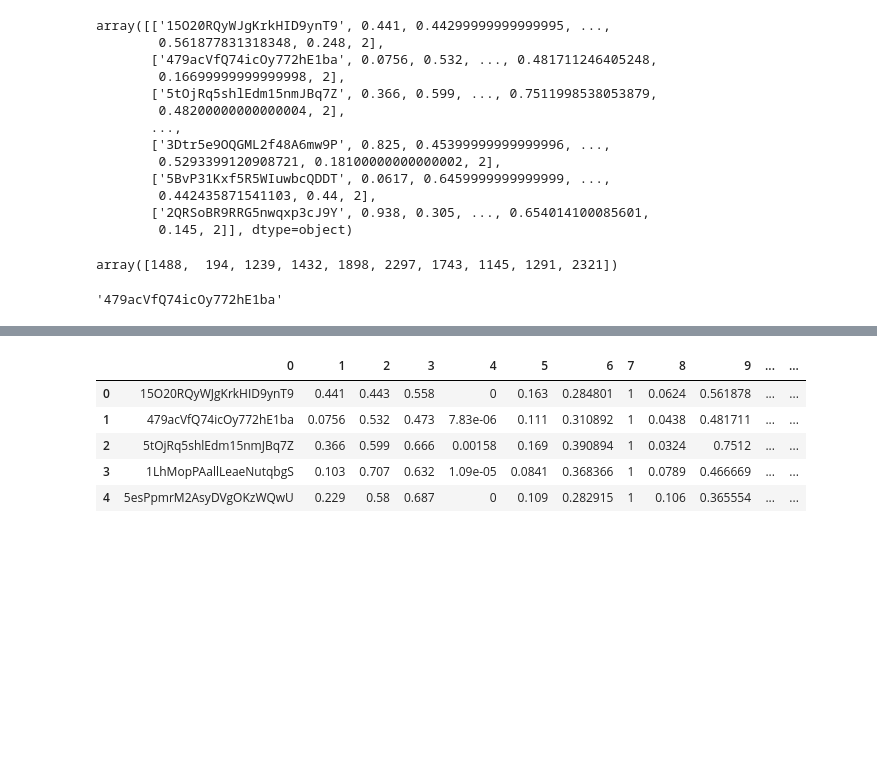
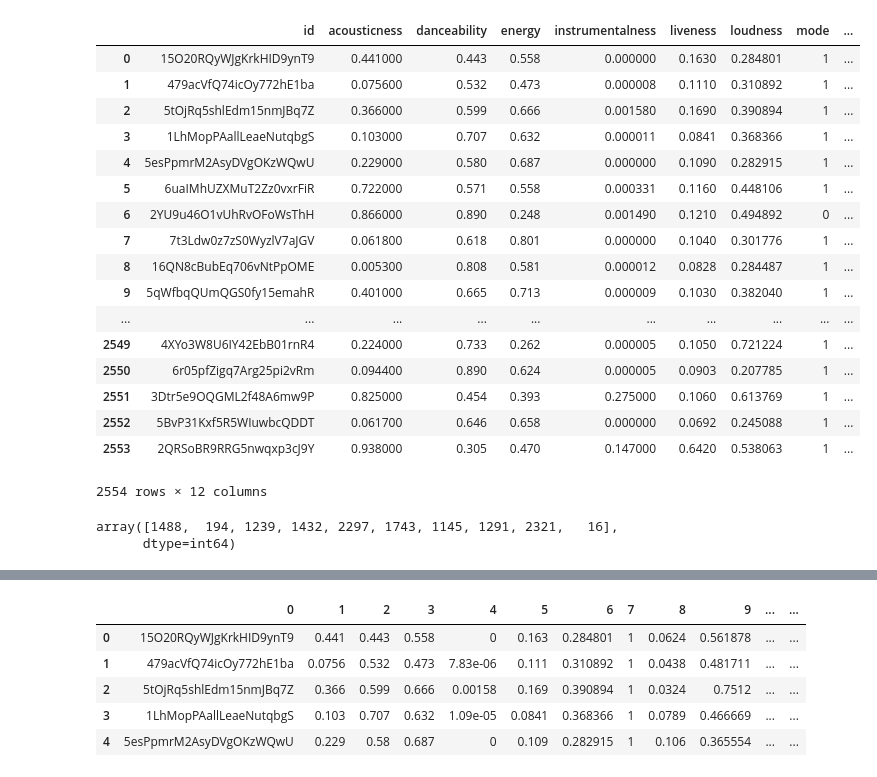
Before and after one commit to CornellDataScience/INSPIRE, a Jupyter notebook: NearestSongs.ipynb, the cells around one changed output, grey strips where cells are left out. Saved outputs shown, nothing was run; the diff lists cells and outputs as text; code cells hidden in the pictures; blank space fills up the shorter version.

```diff
--- a/NearestSongs.ipynb
+++ b/NearestSongs.ipynb
@@ -5,25 +5,30 @@ import sklearn
 from sklearn.metrics.pairwise import euclidean_distances
 from sklearn.decomposition import PCA
 # %%
-df = pandas.read_csv("clustered.csv")
+df = pandas.read_csv("modeless_clustered.csv")
 # %%
 arr = numpy.array(df)[:,1:13]
-# %%
-arr
-# %% [output]
-array([['15O20RQyWJgKrkHID9ynT9', 0.441, 0.44299999999999995, ...,
-        0.561877831318348, 0.248, 2],
-       ['479acVfQ74icOy772hE1ba', 0.0756, 0.532, ..., 0.481711246405248,
-        0.16699999999999998, 2],
-       ['5tOjRq5shlEdm15nmJBq7Z', 0.366, 0.599, ..., 0.7511998538053879,
-        0.48200000000000004, 2],
-       ...,
-       ['3Dtr5e9OQGML2f48A6mw9P', 0.825, 0.45399999999999996, ...,
-        0.5293399120908721, 0.18100000000000002, 2],
-       ['5BvP31Kxf5R5WIuwbcQDDT', 0.0617, 0.6459999999999999, ...,
-        0.442435871541103, 0.44, 2],
-       ['2QRSoBR9RRG5nwqxp3cJ9Y', 0.938, 0.305, ..., 0.654014100085601,
-        0.145, 2]], dtype=object)
+# %%
+df.iloc[:,1:13]
+# %% [output]
+|  | id | acousticness | danceability | energy | instrumentalness | liveness | loudness | mode | ... |
+| 0 | 15O20RQyWJgKrkHID9ynT9 | 0.441000 | 0.443 | 0.558 | 0.000000 | 0.1630 | 0.284801 | 1 | ... |
+| 1 | 479acVfQ74icOy772hE1ba | 0.075600 | 0.532 | 0.473 | 0.000008 | 0.1110 | 0.310892 | 1 | ... |
+| 2 | 5tOjRq5shlEdm15nmJBq7Z | 0.366000 | 0.599 | 0.666 | 0.001580 | 0.1690 | 0.390894 | 1 | ... |
+| 3 | 1LhMopPAallLeaeNutqbgS | 0.103000 | 0.707 | 0.632 | 0.000011 | 0.0841 | 0.368366 | 1 | ... |
+| 4 | 5esPpmrM2AsyDVgOKzWQwU | 0.229000 | 0.580 | 0.687 | 0.000000 | 0.1090 | 0.282915 | 1 | ... |
+| 5 | 6uaIMhUZXMuT2Zz0vxrFiR | 0.722000 | 0.571 | 0.558 | 0.000331 | 0.1160 | 0.448106 | 1 | ... |
+| 6 | 2YU9u46O1vUhRvOFoWsThH | 0.866000 | 0.890 | 0.248 | 0.001490 | 0.1210 | 0.494892 | 0 | ... |
+| 7 | 7t3Ldw0z7zS0WyzlV7aJGV | 0.061800 | 0.618 | 0.801 | 0.000000 | 0.1040 | 0.301776 | 1 | ... |
+| 8 | 16QN8cBubEq706vNtPpOME | 0.005300 | 0.808 | 0.581 | 0.000012 | 0.0828 | 0.284487 | 1 | ... |
+| 9 | 5qWfbqQUmQGS0fy15emahR | 0.401000 | 0.665 | 0.713 | 0.000009 | 0.1030 | 0.382040 | 1 | ... |
+| ... | ... | ... | ... | ... | ... | ... | ... | ... | ... |
+| 2549 | 4XYo3W8U6IY42EbB01rnR4 | 0.224000 | 0.733 | 0.262 | 0.000005 | 0.1050 | 0.721224 | 1 | ... |
+| 2550 | 6r05pfZigq7Arg25pi2vRm | 0.094400 | 0.890 | 0.624 | 0.000005 | 0.0903 | 0.207785 | 1 | ... |
+| 2551 | 3Dtr5e9OQGML2f48A6mw9P | 0.825000 | 0.454 | 0.393 | 0.275000 | 0.1060 | 0.613769 | 1 | ... |
+| 2552 | 5BvP31Kxf5R5WIuwbcQDDT | 0.061700 | 0.646 | 0.658 | 0.000000 | 0.0692 | 0.245088 | 1 | ... |
+| 2553 | 2QRSoBR9RRG5nwqxp3cJ9Y | 0.938000 | 0.305 | 0.470 | 0.147000 | 0.6420 | 0.538063 | 1 | ... |
+2554 rows × 12 columns
 # %%
 dist = euclidean_distances(arr[:,1:], arr[:,1:12])
 #for every i, find lowest non-zeros
@@ -33,7 +38,8 @@ def closest_ten(dist_row):
 # %%
 closest_ten(dist[0,:])
 # %% [output]
-array([1488,  194, 1239, 1432, 1898, 2297, 1743, 1145, 1291, 2321])
+array([1488,  194, 1239, 1432, 2297, 1743, 1145, 1291, 2321,   16],
+      dtype=int64)
 # %%
 def song_list_vector(distance_matrix, song_array):
     new_arr = []
@@ -45,7 +51,3 @@ def song_list_vector(distance_matrix, song_array):
         ten_songs = numpy.array(ten_songs)
         new_arr.append(ten_songs)
     return numpy.array(new_arr)
-# %%
-arr[1,0]
-# %% [output]
-'479acVfQ74icOy772hE1ba'
```
Also changed, not shown: parts of 12 cells of this notebook, 2 other files.
